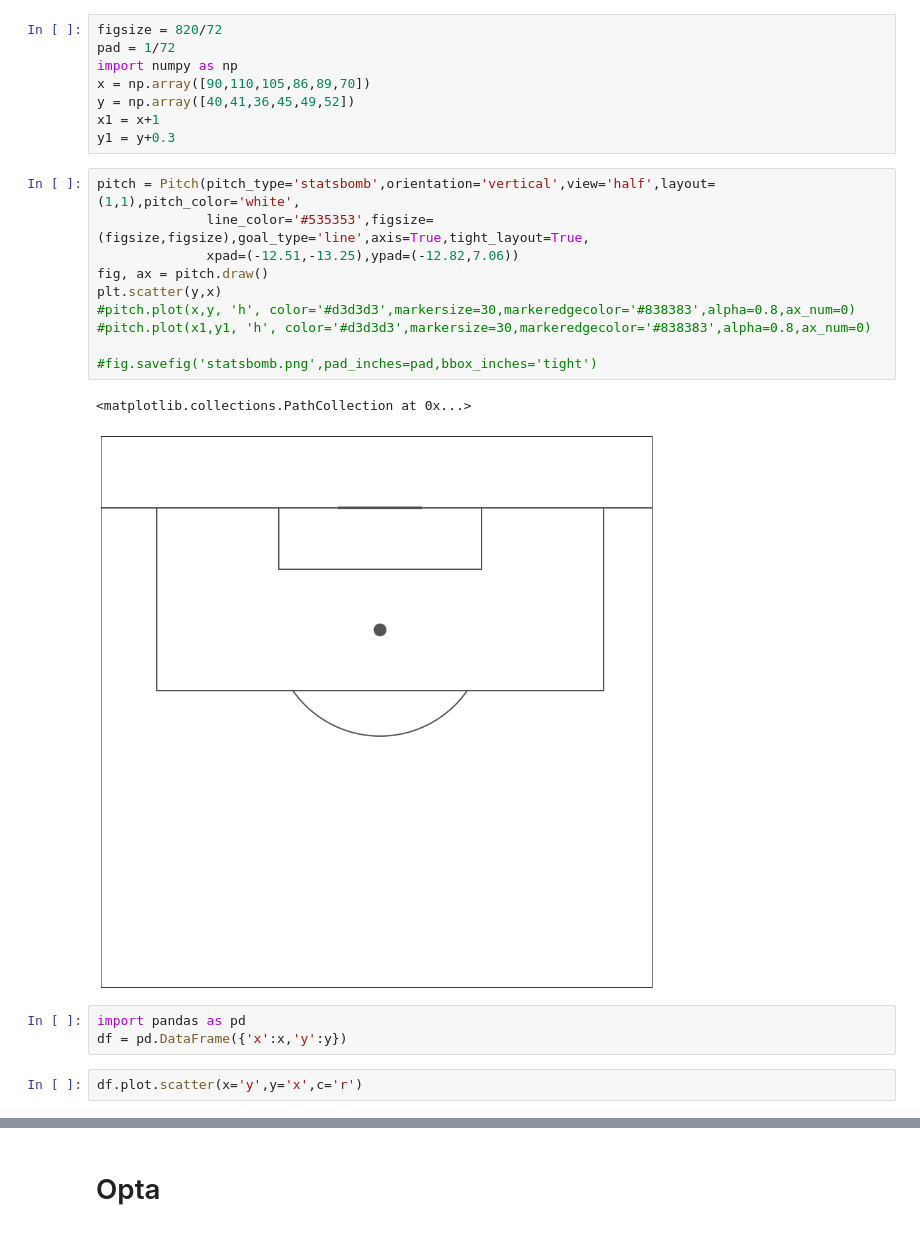
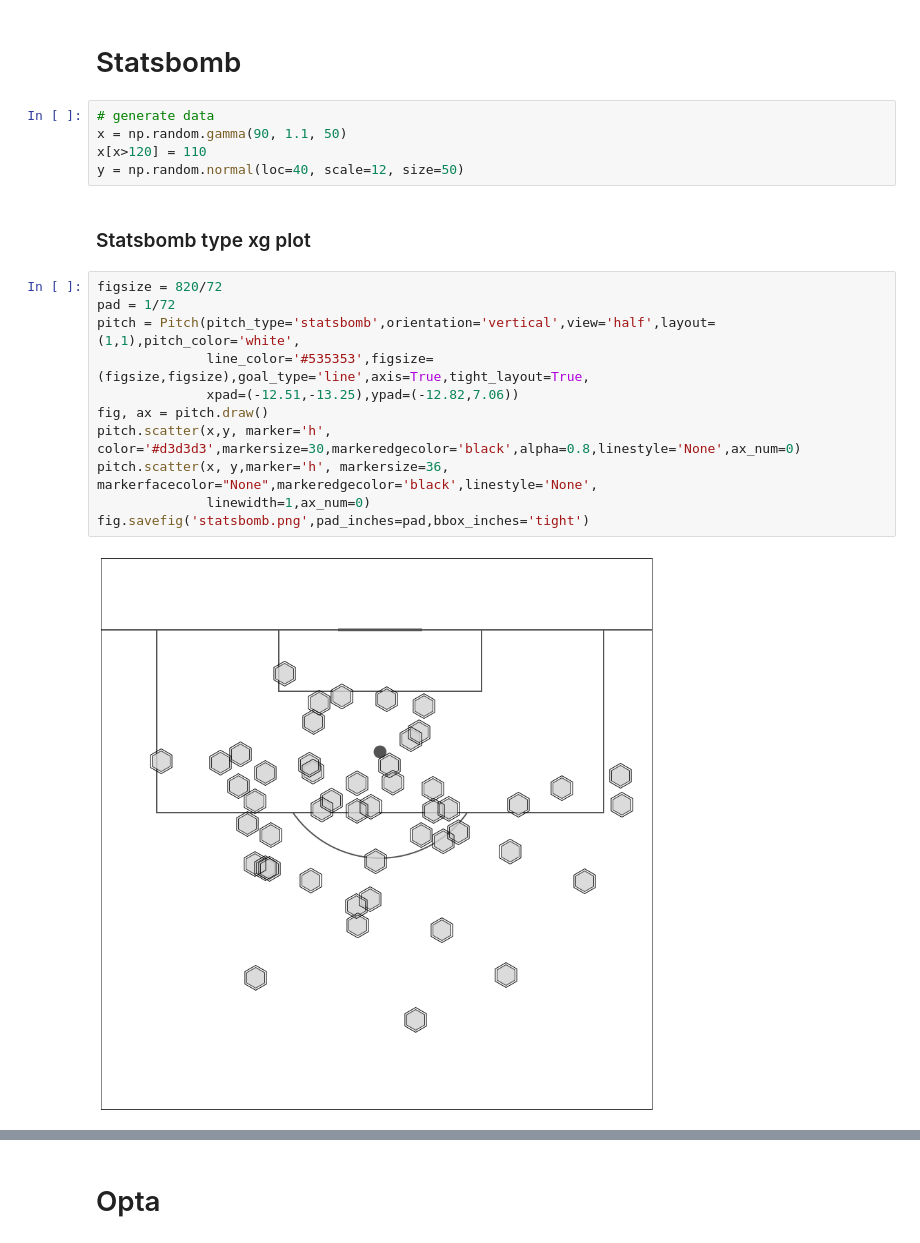
Before and after one commit to andrewRowlinson/mplsoccer, a Jupyter notebook: mplsoccer/demo.ipynb, the cells around one changed output, grey strips where cells are left out. Cells and saved outputs as stored; diff of their text form.

Commit message:
added scatter method and examples

```diff
--- a/mplsoccer/demo.ipynb
+++ b/mplsoccer/demo.ipynb
@@ -8,26 +4,22 @@ import matplotlib.pyplot as plt
-# %%
-figsize = 820/72
-pad = 1/72
-import numpy as np
-x = np.array([90,110,105,86,89,70])
-y = np.array([40,41,36,45,49,52])
-x1 = x+1
-y1 = y+0.3
+# %% [markdown]
+# Statsbomb
+# %%
+# generate data
+x = np.random.gamma(90, 1.1, 50)
+x[x>120] = 110
+y = np.random.normal(loc=40, scale=12, size=50)
+# %% [markdown]
+### Statsbomb type xg plot
 # %%
+figsize = 820/72
+pad = 1/72
 pitch = Pitch(pitch_type='statsbomb',orientation='vertical',view='half',layout=(1,1),pitch_color='white',
               line_color='#535353',figsize=(figsize,figsize),goal_type='line',axis=True,tight_layout=True,
               xpad=(-12.51,-13.25),ypad=(-12.82,7.06))
 fig, ax = pitch.draw()
-plt.scatter(y,x)
-#pitch.plot(x,y, 'h', color='#d3d3d3',markersize=30,markeredgecolor='#838383',alpha=0.8,ax_num=0)
-#pitch.plot(x1,y1, 'h', color='#d3d3d3',markersize=30,markeredgecolor='#838383',alpha=0.8,ax_num=0)
-
-#fig.savefig('statsbomb.png',pad_inches=pad,bbox_inches='tight')
+pitch.scatter(x,y, marker='h', color='#d3d3d3',markersize=30,markeredgecolor='black',alpha=0.8,linestyle='None',ax_num=0)
+pitch.scatter(x, y,marker='h', markersize=36, markerfacecolor="None",markeredgecolor='black',linestyle='None',
+              linewidth=1,ax_num=0)
+fig.savefig('statsbomb.png',pad_inches=pad,bbox_inches='tight')
 # %% [output]
-<matplotlib.collections.PathCollection at 0x...>
-[figure, old version]
+[figure, new version]
-# %%
-import pandas as pd
-df = pd.DataFrame({'x':x,'y':y})
-# %%
-df.plot.scatter(x='y',y='x',c='r')
```
Also changed, not shown: parts of 40 cells of this notebook, 1 other file.
